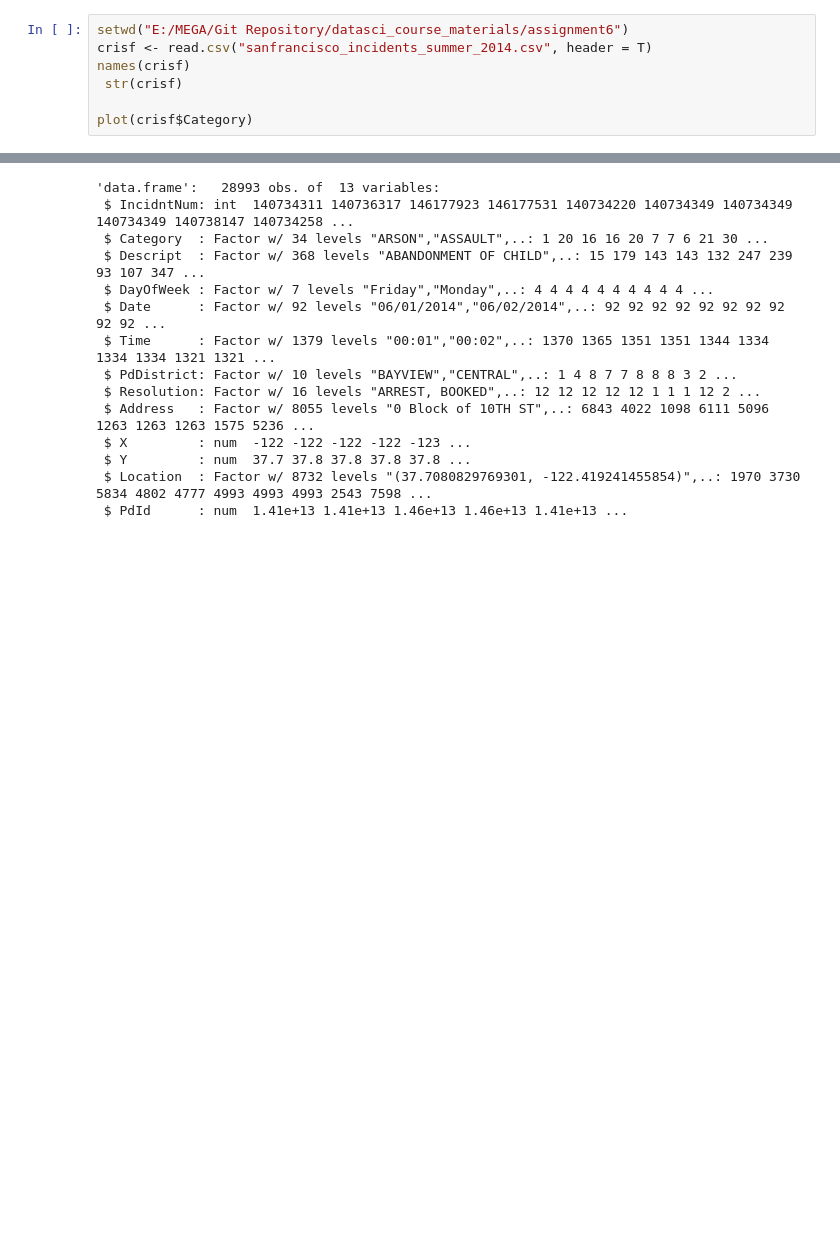
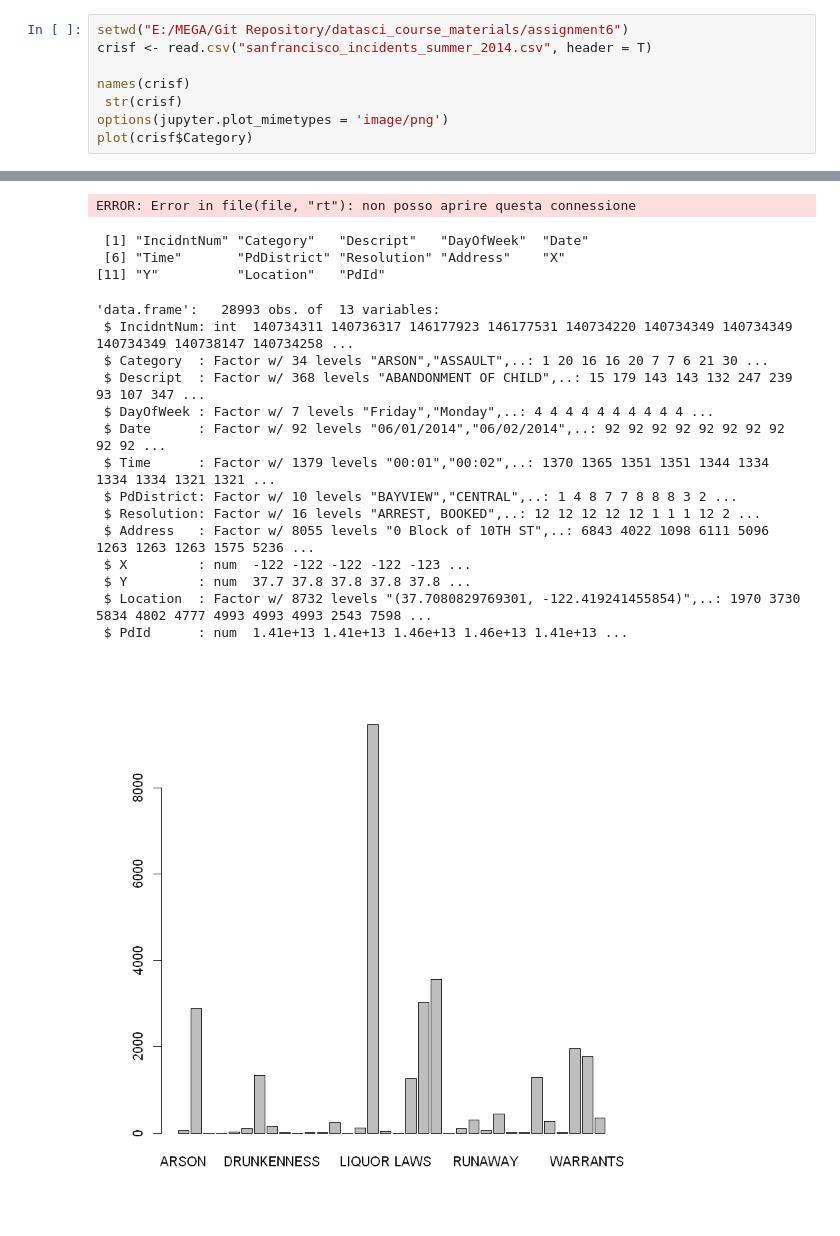
Before and after one commit to Gianfranco-Campana/datasci_course_materials, a Jupyter notebook: assignment6/VisualCrimeAnalysis.ipynb, the cells around one changed output, grey strips where cells are left out. Drawn from its saved outputs; the diff is of its cells as text; blank space fills up the shorter version.

```diff
--- a/assignment6/VisualCrimeAnalysis.ipynb
+++ b/assignment6/VisualCrimeAnalysis.ipynb
@@ -1,8 +1,9 @@
 # %%
 setwd("E:/MEGA/Git Repository/datasci_course_materials/assignment6")
 crisf <- read.csv("sanfrancisco_incidents_summer_2014.csv", header = T)
+
 names(crisf)
  str(crisf)
-
+options(jupyter.plot_mimetypes = 'image/png')
 plot(crisf$Category)
 # %% [output]
@@ -12,14 +12,19 @@ plot(crisf$Category)
-'data.frame':   28993 obs. of  13 variables:
- $ IncidntNum: int  140734311 140736317 146177923 146177531 140734220 140734349 140734349 140734349 140738147 140734258 ...
- $ Category  : Factor w/ 34 levels "ARSON","ASSAULT",..: 1 20 16 16 20 7 7 6 21 30 ...
- $ Descript  : Factor w/ 368 levels "ABANDONMENT OF CHILD",..: 15 179 143 143 132 247 239 93 107 347 ...
- $ DayOfWeek : Factor w/ 7 levels "Friday","Monday",..: 4 4 4 4 4 4 4 4 4 4 ...
- $ Date      : Factor w/ 92 levels "06/01/2014","06/02/2014",..: 92 92 92 92 92 92 92 92 92 92 ...
- $ Time      : Factor w/ 1379 levels "00:01","00:02",..: 1370 1365 1351 1351 1344 1334 1334 1334 1321 1321 ...
- $ PdDistrict: Factor w/ 10 levels "BAYVIEW","CENTRAL",..: 1 4 8 7 7 8 8 8 3 2 ...
- $ Resolution: Factor w/ 16 levels "ARREST, BOOKED",..: 12 12 12 12 12 1 1 1 12 2 ...
- $ Address   : Factor w/ 8055 levels "0 Block of 10TH ST",..: 6843 4022 1098 6111 5096 1263 1263 1263 1575 5236 ...
- $ X         : num  -122 -122 -122 -122 -123 ...
- $ Y         : num  37.7 37.8 37.8 37.8 37.8 ...
- $ Location  : Factor w/ 8732 levels "(37.7080829769301, -122.419241455854)",..: 1970 3730 5834 4802 4777 4993 4993 4993 2543 7598 ...
- $ PdId      : num  1.41e+13 1.41e+13 1.46e+13 1.46e+13 1.41e+13 ...
+ERROR: Error in file(file, "rt"): non posso aprire questa connessione
+ [1] "IncidntNum" "Category"   "Descript"   "DayOfWeek"  "Date"
+ [6] "Time"       "PdDistrict" "Resolution" "Address"    "X"
+[11] "Y"          "Location"   "PdId"
+'data.frame':   28993 obs. of  13 variables:
+ $ IncidntNum: int  140734311 140736317 146177923 146177531 140734220 140734349 140734349 140734349 140738147 140734258 ...
+ $ Category  : Factor w/ 34 levels "ARSON","ASSAULT",..: 1 20 16 16 20 7 7 6 21 30 ...
+ $ Descript  : Factor w/ 368 levels "ABANDONMENT OF CHILD",..: 15 179 143 143 132 247 239 93 107 347 ...
+ $ DayOfWeek : Factor w/ 7 levels "Friday","Monday",..: 4 4 4 4 4 4 4 4 4 4 ...
+ $ Date      : Factor w/ 92 levels "06/01/2014","06/02/2014",..: 92 92 92 92 92 92 92 92 92 92 ...
+ $ Time      : Factor w/ 1379 levels "00:01","00:02",..: 1370 1365 1351 1351 1344 1334 1334 1334 1321 1321 ...
+ $ PdDistrict: Factor w/ 10 levels "BAYVIEW","CENTRAL",..: 1 4 8 7 7 8 8 8 3 2 ...
+ $ Resolution: Factor w/ 16 levels "ARREST, BOOKED",..: 12 12 12 12 12 1 1 1 12 2 ...
+ $ Address   : Factor w/ 8055 levels "0 Block of 10TH ST",..: 6843 4022 1098 6111 5096 1263 1263 1263 1575 5236 ...
+ $ X         : num  -122 -122 -122 -122 -123 ...
+ $ Y         : num  37.7 37.8 37.8 37.8 37.8 ...
+ $ Location  : Factor w/ 8732 levels "(37.7080829769301, -122.419241455854)",..: 1970 3730 5834 4802 4777 4993 4993 4993 2543 7598 ...
+ $ PdId      : num  1.41e+13 1.41e+13 1.46e+13 1.46e+13 1.41e+13 ...
+[figure, added]
```
Also changed, not shown: parts of 1 cell of this notebook.
